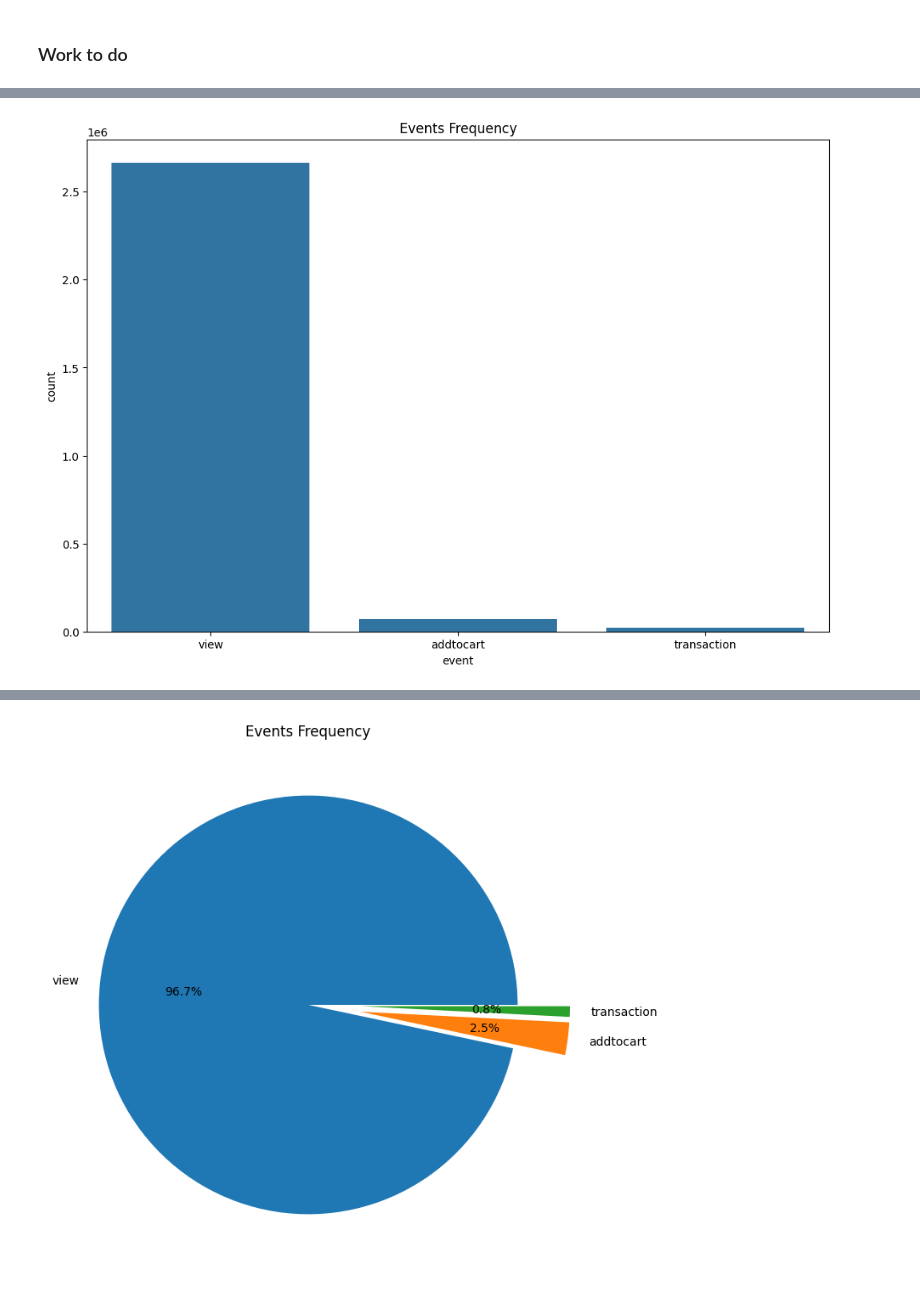
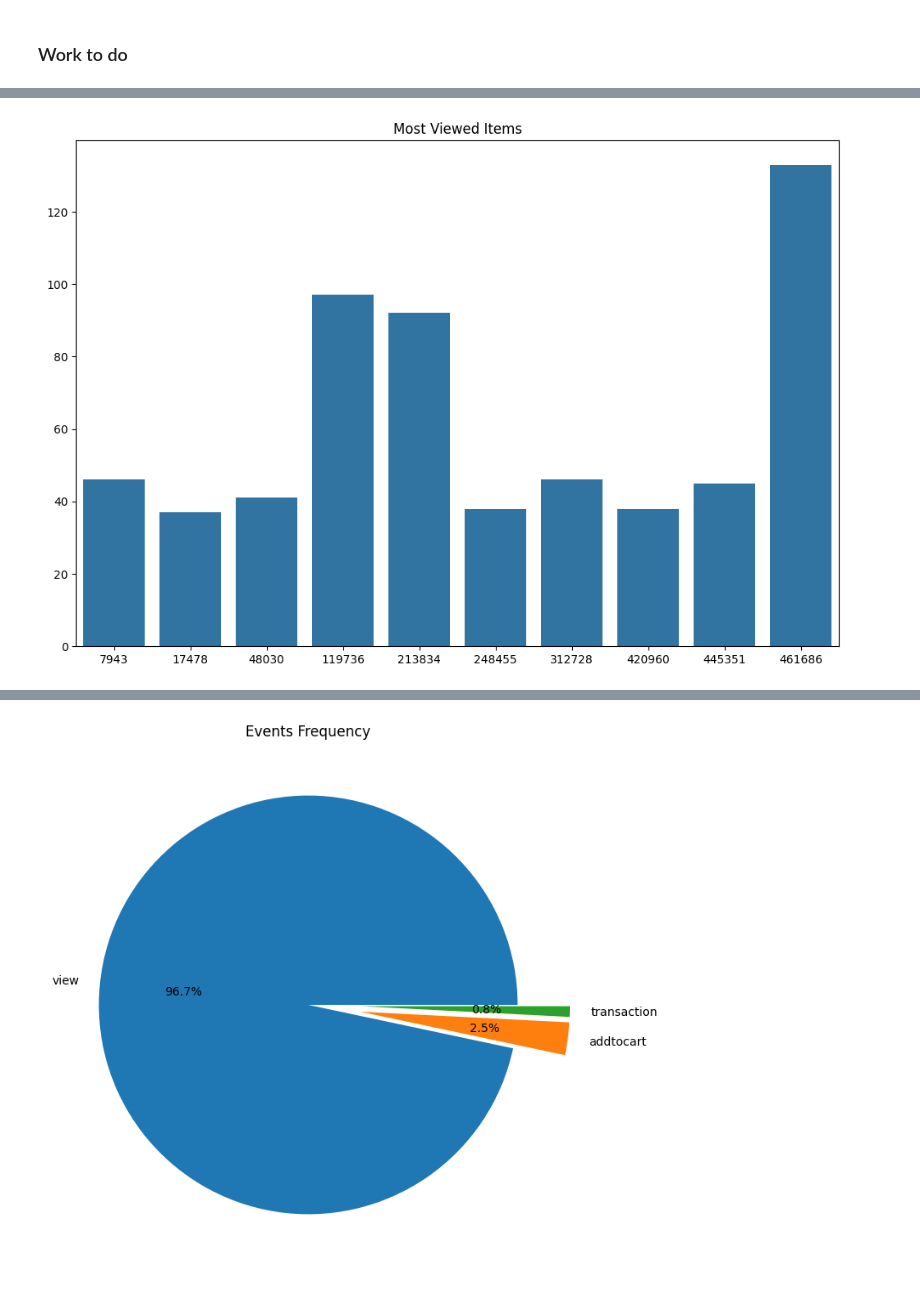
Before and after one commit to Andrew-Bordei/Data-Science, a Jupyter notebook: recommendation_system/notebooks/eda.ipynb, the cells around one changed output, grey strips where cells are left out. Saved outputs shown, nothing was run; the diff lists cells and outputs as text; code cells hidden in the pictures.

```diff
--- a/recommendation_system/notebooks/eda.ipynb
+++ b/recommendation_system/notebooks/eda.ipynb
@@ -243,6 +237,5 @@ most_viewed_items
 # %%
-# Adding id's of 10 most viewed items to list for plotting
-viewed_items_list = [x for x,i in most_viewed_items]
-viewed_items_list = viewed_items_list[:10]
+# Adding frequency of 10 most add to cart items to list for plotting
+viewed_items_list = list_comprehension(most_viewed_items, "items")
 viewed_items_list
 # %% [output]
@@ -250,6 +243,5 @@ viewed_items_list
 # %%
 # Adding frequency of 10 most add to cart items to list for plotting
-viewed_frequency_list = [i for x,i in most_viewed_items]
-viewed_frequency_list = viewed_frequency_list[:10]
+viewed_frequency_list = list_comprehension(most_viewed_items, "frequency")
 viewed_frequency_list
 # %% [output]
@@ -266,9 +249,4 @@ plt.show()
-# %%
-# Dimensions of figure
-fig,ax = plt.subplots(figsize=(12, 8))
-
-plt.title("Events Frequency")
-sns.barplot(x=df_count['event'],y=df_count['count'],ax=ax)
-plt.show()
-# %% [output]
-[figure, removed]
+# %%
+bar_plot(viewed_items_list,viewed_frequency_list,"Most Viewed Items")
+# %% [output]
+[figure, added]
```
Also changed, not shown: parts of 22 cells of this notebook, 1 other file.
